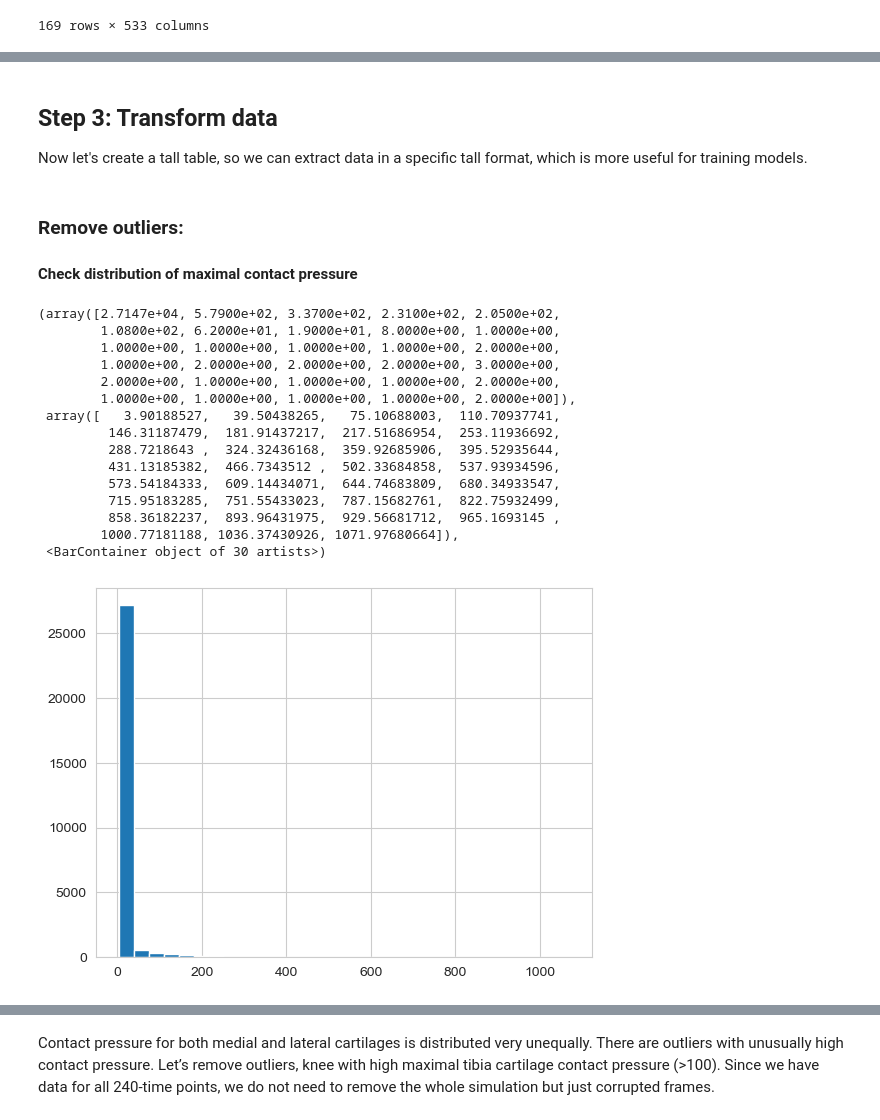
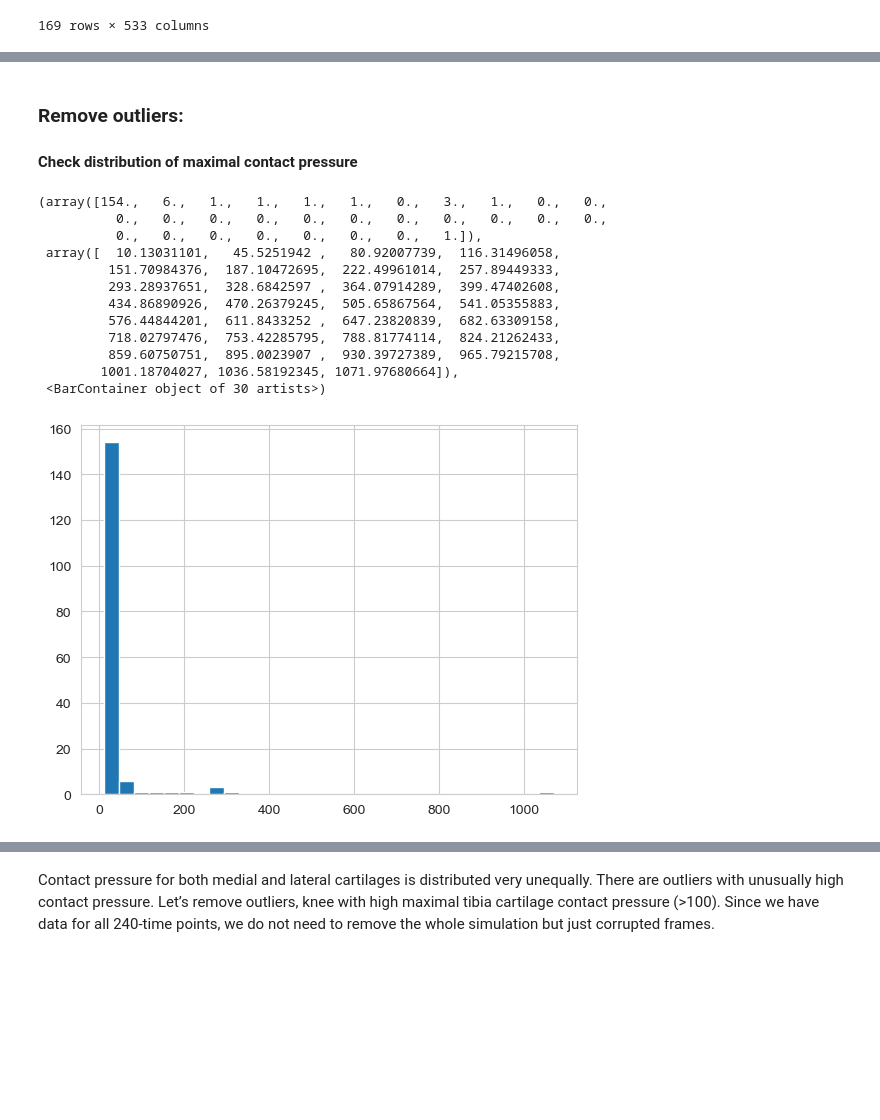
Before and after one commit to cs481-ekh/f22-ai-cbl, a Jupyter notebook: notebooks/data_transformation_and_feature_eval_set3.ipynb, the cells around one changed output, grey strips where cells are left out. Drawn from its saved outputs; the diff is of its cells as text; code cells hidden in the pictures; blank space fills up the shorter version.

```diff
--- a/notebooks/data_transformation_and_feature_eval_set3.ipynb
+++ b/notebooks/data_transformation_and_feature_eval_set3.ipynb
@@ -58,4 +36,0 @@ train_dataset.head()
-# %% [markdown]
-## Step 3: Transform data
-
-Now let's create a tall table, so we can extract data in a specific tall format, which is more useful for training models.
@@ -89,22 +39,19 @@ train_dataset = transform_to_tall(train_dataset)
 
 #### Check distribution of maximal contact pressure
 # %%
-plt.hist(train_dataset['Max_tib_med_contact_pressure'], bins = 30)
+plt.hist(result['med_Max_all_frames'], bins = 30)
 # %% [output]
-(array([2.7147e+04, 5.7900e+02, 3.3700e+02, 2.3100e+02, 2.0500e+02,
-        1.0800e+02, 6.2000e+01, 1.9000e+01, 8.0000e+00, 1.0000e+00,
-        1.0000e+00, 1.0000e+00, 1.0000e+00, 1.0000e+00, 2.0000e+00,
-        1.0000e+00, 2.0000e+00, 2.0000e+00, 2.0000e+00, 3.0000e+00,
-        2.0000e+00, 1.0000e+00, 1.0000e+00, 1.0000e+00, 2.0000e+00,
-        1.0000e+00, 1.0000e+00, 1.0000e+00, 1.0000e+00, 2.0000e+00]),
- array([   3.90188527,   39.50438265,   75.10688003,  110.70937741,
-         146.31187479,  181.91437217,  217.51686954,  253.11936692,
-         288.7218643 ,  324.32436168,  359.92685906,  395.52935644,
-         431.13185382,  466.7343512 ,  502.33684858,  537.93934596,
-         573.54184333,  609.14434071,  644.74683809,  680.34933547,
-         715.95183285,  751.55433023,  787.15682761,  822.75932499,
-         858.36182237,  893.96431975,  929.56681712,  965.1693145 ,
-        1000.77181188, 1036.37430926, 1071.97680664]),
+(array([154.,   6.,   1.,   1.,   1.,   1.,   0.,   3.,   1.,   0.,   0.,
+          0.,   0.,   0.,   0.,   0.,   0.,   0.,   0.,   0.,   0.,   0.,
+          0.,   0.,   0.,   0.,   0.,   0.,   0.,   1.]),
+ array([  10.13031101,   45.5251942 ,   80.92007739,  116.31496058,
+         151.70984376,  187.10472695,  222.49961014,  257.89449333,
+         293.28937651,  328.6842597 ,  364.07914289,  399.47402608,
+         434.86890926,  470.26379245,  505.65867564,  541.05355883,
+         576.44844201,  611.8433252 ,  647.23820839,  682.63309158,
+         718.02797476,  753.42285795,  788.81774114,  824.21262433,
+         859.60750751,  895.0023907 ,  930.39727389,  965.79215708,
+        1001.18704027, 1036.58192345, 1071.97680664]),
  <BarContainer object of 30 artists>)
-[figure, old version]
+[figure, new version]
 # %%
```
Also changed, not shown: parts of 24 cells of this notebook, 3 other files.
